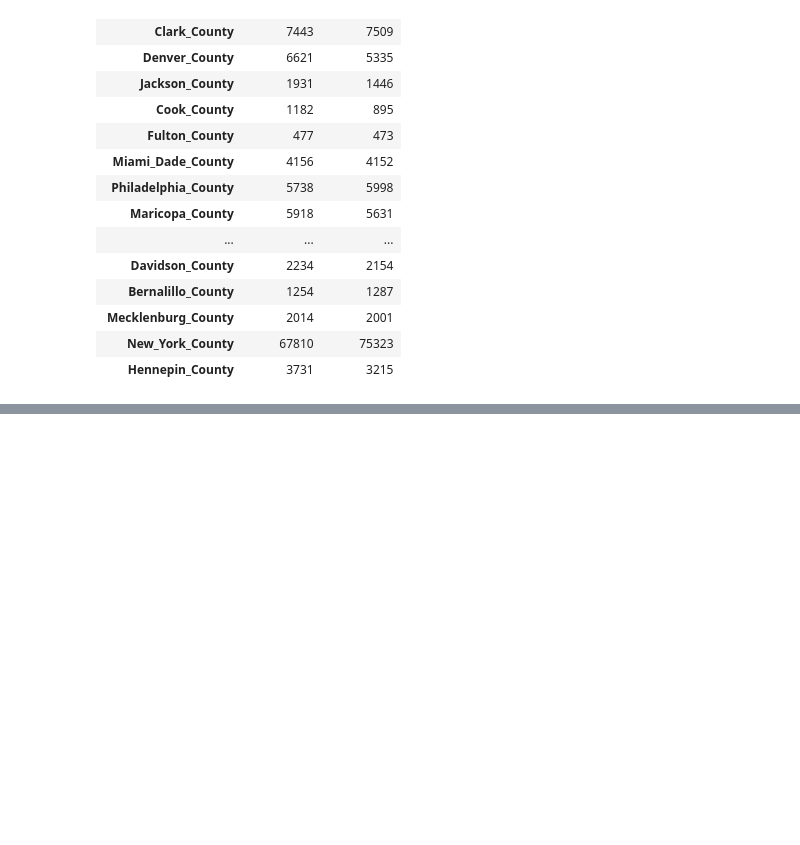
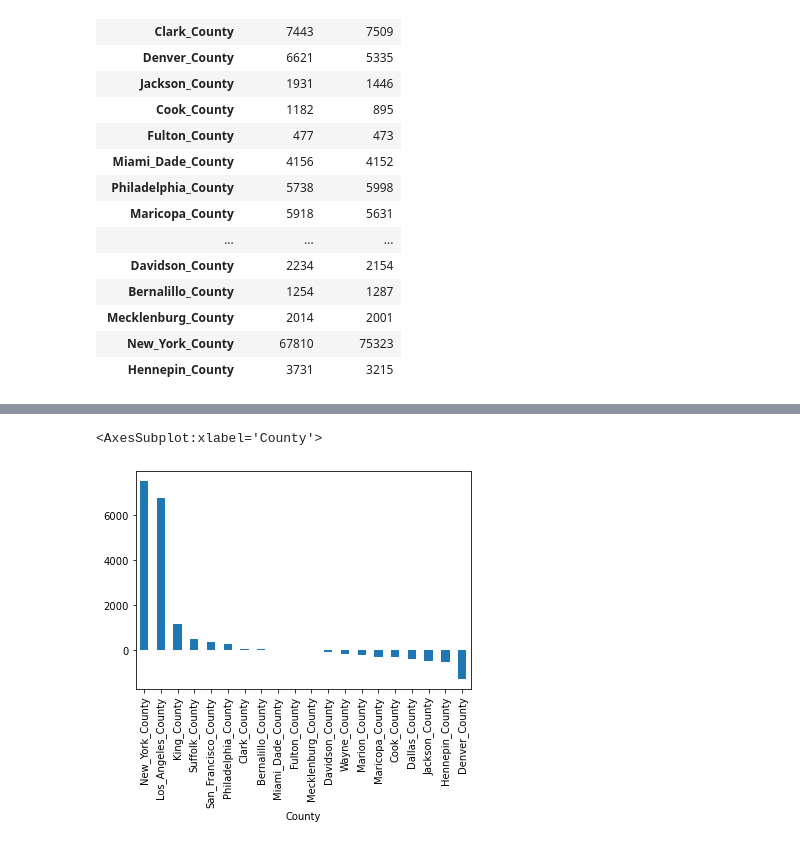
Before and after one commit to kylagelev/Homelessness-Weather, a Jupyter notebook: Homelessness_Data.ipynb, the cells around one changed output, grey strips where cells are left out. Saved outputs shown, nothing was run; the diff lists cells and outputs as text; code cells hidden in the pictures; blank space fills up the shorter version.

```diff
--- a/Homelessness_Data.ipynb
+++ b/Homelessness_Data.ipynb
@@ -135,0 +152,3 @@ merged_homelessness
+# %%
+merged_homelessness['Difference'] = merged_homelessness['Value_2015'].sub(merged_homelessness['Value_2014'], axis = 0)
+merged_homelessness
@@ -135,0 +174,8 @@ merged_homelessness
+# %%
+diff = merged_homelessness['Value_2015'] - merged_homelessness['Value_2014']
+diff = diff.sort_values(ascending = False)
+# %%
+diff.plot(kind = 'bar')
+# %% [output]
+<AxesSubplot:xlabel='County'>
+[figure, added]
```
Also changed, not shown: parts of 6 cells of this notebook.
